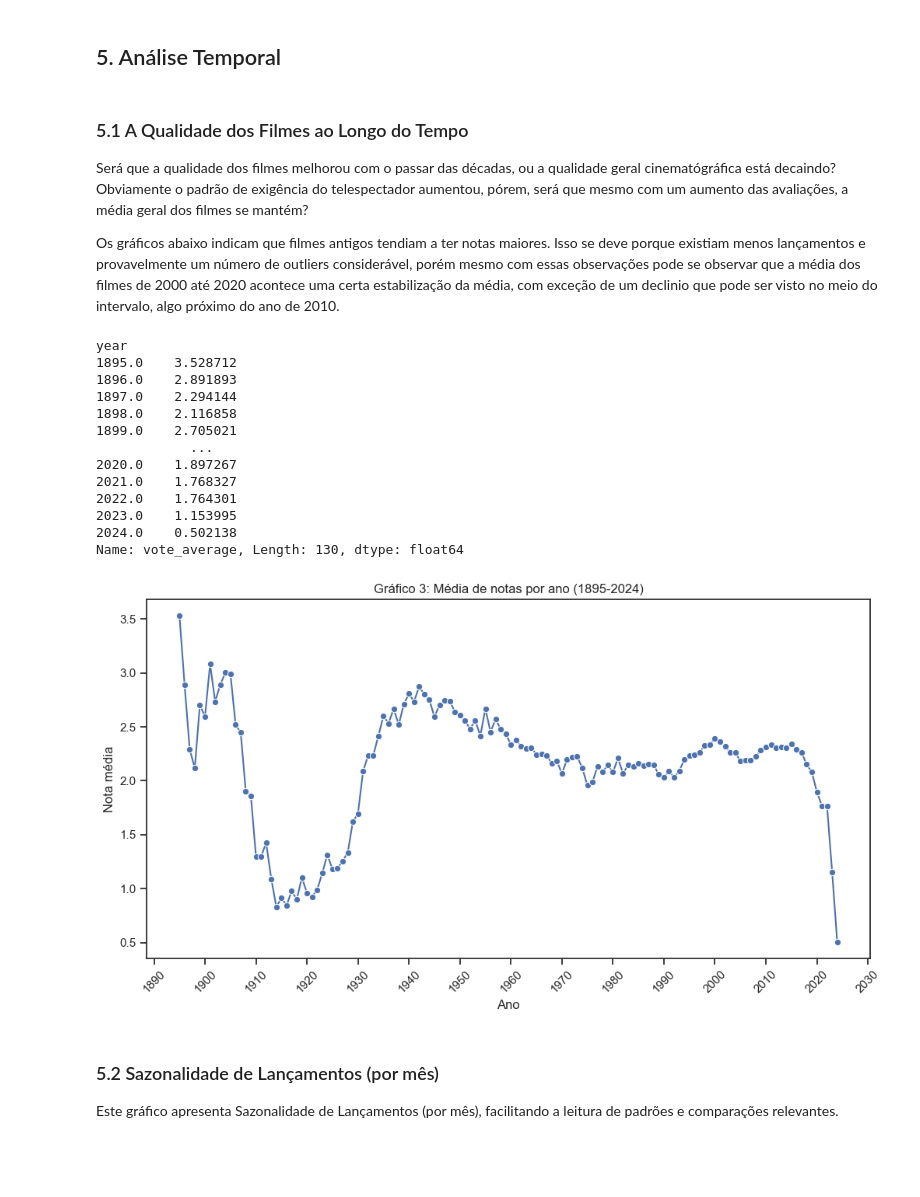
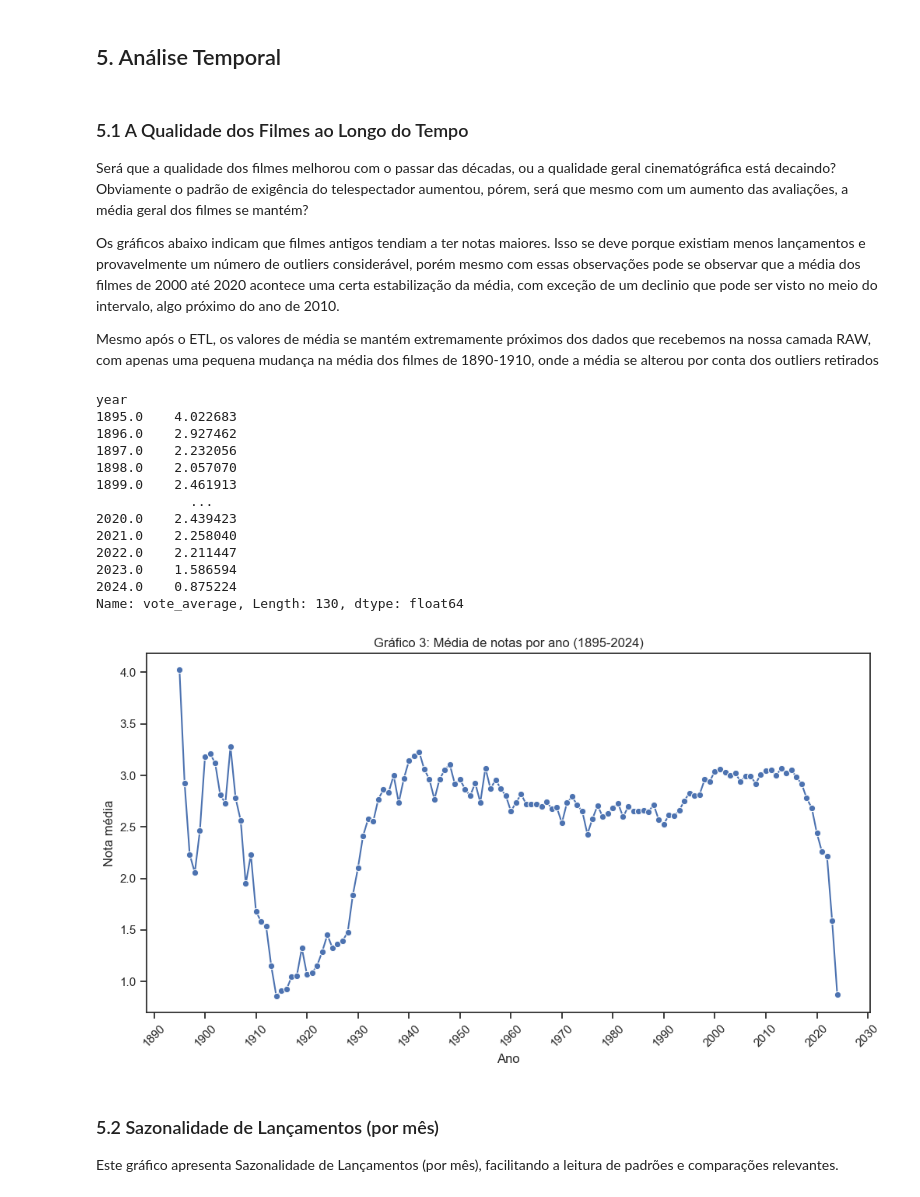
Before and after one commit to kauaneiras/Grupo-8-SBD2, a Jupyter notebook: Data Layer/silver/analytics.ipynb, the cells around one changed output. Drawn from its saved outputs; the diff is of its cells as text; code cells hidden in the pictures; blank space fills up the shorter version.

```diff
--- a/Data Layer/silver/analytics.ipynb
+++ b/Data Layer/silver/analytics.ipynb
@@ -122,6 +122,17 @@ df.head(5)
 # %% [markdown]
 # 3. Diagnóstico e Qualidade de Dados
 # %%
-print("\nResumo de Tipos de Dados:")
-print(df.dtypes.value_counts())
+# Contagem de tipos de dados
+tipo_counts = df.dtypes.value_counts()
+
+# Configuração do estilo
+sns.set(style="whitegrid")
+
+# Plot
+plt.figure(figsize=(8,5))
+sns.barplot(x=tipo_counts.index.astype(str), y=tipo_counts.values, palette="viridis")
+plt.title("Resumo de Tipos de Dados do DataFrame")
+plt.xlabel("Tipo de Dado")
+plt.ylabel("Quantidade de Colunas")
+plt.show()
 # %% [output]
@@ -252,14 +263,25 @@ print(duplicados_df[['title', 'release_date']].drop_duplicates().head(10))
 ### Análise de Datas e Status
 Busca identificar filmes sem data de lançamento ou marcados como lançado mas com data futura.
 # %%
-print("\nInconsistência de Datas e Status:")
-df['release_date'] = pd.to_datetime(df['release_date'], errors='coerce')
-hoje = pd.Timestamp.now()
+# Dados
+inconsistencias = {
+    "Lançados com data futura": futuros,
+    "Sem data de lançamento": sem_data
+}
 
-futuros = df[(df['status'] == 'Released') & (df['release_date'] > hoje)].shape[0]
-# Filmes sem data de lançamento
-sem_data = df['release_date'].isna().sum()
+# Configuração do estilo
+sns.set(style="whitegrid")
 
-print(f" - Filmes 'Lançados' com data futura: {futuros}")
-print(f" - Filmes sem nenhuma data: {sem_data}")
+# Plot
+plt.figure(figsize=(6,4))
+sns.barplot(x=list(inconsistencias.keys()), y=list(inconsistencias.values()), palette="magma")
+
+# Adicionar valores no topo das barras
+for i, valor in enumerate(inconsistencias.values()):
+    plt.text(i, valor + 0.5, str(valor), ha='center', va='bottom', fontweight='bold')
+
+plt.title("Inconsistências de Datas e Status")
+plt.ylabel("Quantidade de Filmes")
+plt.xticks(rotation=15)
+plt.show()
 # %% [output]
@@ -541,9 +575,9 @@ Será que a qualidade dos filmes melhorou com o passar das décadas, ou a qualid
 Obviamente o padrão de exigência do telespectador aumentou, pórem, será que mesmo com um aumento das avaliações, a média geral dos filmes se mantém?
 
 Os gráficos abaixo indicam que filmes antigos tendiam a ter notas maiores. Isso se deve porque existiam menos lançamentos e provavelmente um número de outliers considerável, porém mesmo com essas observações pode se observar que a média dos filmes de 2000 até 2020 acontece uma certa estabilização da média, com exceção de um declinio que pode ser visto no meio do intervalo, algo próximo do ano de 2010.
+
+Mesmo após o ETL, os valores de média se mantém extremamente próximos dos dados que recebemos na nossa camada RAW, com apenas uma pequena mudança na média dos filmes de 1890-1910, onde a média se alterou por conta dos outliers retirados
 # %%
-# Recarrega o df para garantir dados limpos
-df = pd.read_csv('dados_brutos.csv', encoding='utf-8')
 
 # Converte a coluna 'vote_average' para número, valores inválidos viram NaN
 df['vote_average'] = pd.to_numeric(df['vote_average'], errors='coerce')
@@ -561,44 +595,44 @@ df_limpo = df_limpo[(df_limpo['year'] >= 1895) & (df_limpo['year'] <= 2024)]
 
 # Agrupa por ano e calcula a nota média de cada ano
 media_por_ano = df_limpo.groupby('year')['vote_average'].mean().sort_index()
 
 # Mostra a média de cada ano
 print(media_por_ano)
 
 # Importando Bibliotecas para plotagem
 import matplotlib.pyplot as plt
 import seaborn as sns
 from matplotlib.ticker import MultipleLocator
 
 # Define o estilo do Seaborn
 sns.set_style('ticks')
 
 plt.figure(figsize=(12,6))
 sns.lineplot(x=media_por_ano.index, y=media_por_ano.values, marker='o')
 plt.title("Gráfico 3: Média de notas por ano (1895-2024)")
 plt.xlabel("Ano")
 plt.ylabel("Nota média")
 
 # Configura os intervalos do eixo X para 10 em 10 anos
 plt.gca().xaxis.set_major_locator(MultipleLocator(10))
 plt.xticks(rotation=45)  # Rotaciona os labels para melhor visualização
 
 plt.show()
 # %% [output]
 year
-1895.0    3.528712
-1896.0    2.891893
-1897.0    2.294144
-1898.0    2.116858
-1899.0    2.705021
+1895.0    4.022683
+1896.0    2.927462
+1897.0    2.232056
+1898.0    2.057070
+1899.0    2.461913
             ...
-2020.0    1.897267
-2021.0    1.768327
-2022.0    1.764301
-2023.0    1.153995
-2024.0    0.502138
+2020.0    2.439423
+2021.0    2.258040
+2022.0    2.211447
+2023.0    1.586594
+2024.0    0.875224
 Name: vote_average, Length: 130, dtype: float64
-[figure, old version]
+[figure, new version]
 # %% [markdown]
 ### 5.2 Sazonalidade de Lançamentos (por mês)
 
```
Also changed, not shown: parts of 29 cells of this notebook, 1 other file.
